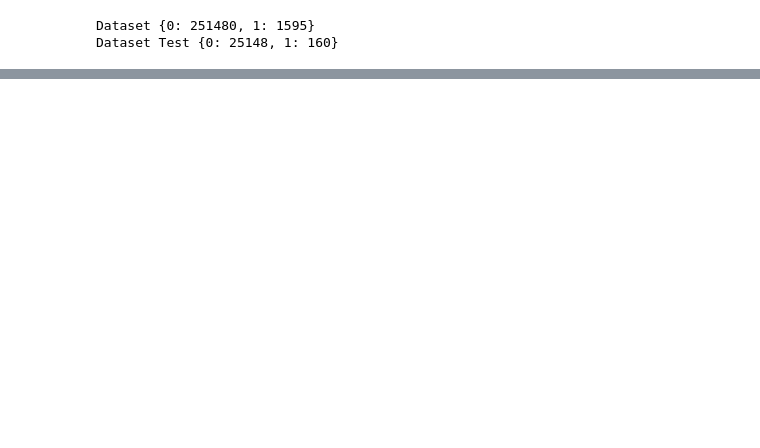
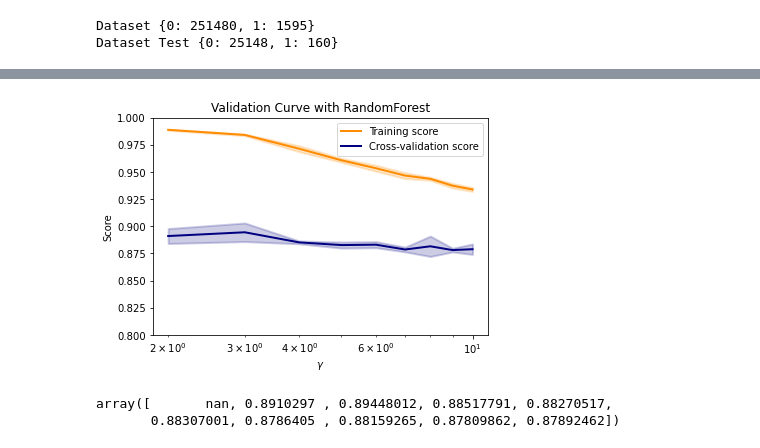
Before and after one commit to mahditoobaee/geopattern_collaboration, a Jupyter notebook: Analytic pipeline.ipynb, the cells around one changed output, grey strips where cells are left out. Drawn from its saved outputs; the diff is of its cells as text; code cells hidden in the pictures; blank space fills up the shorter version.

```diff
--- a/Analytic pipeline.ipynb
+++ b/Analytic pipeline.ipynb
@@ -515,12 +492,12 @@ min_sample_split = [1,2,3,4,5,6,7,8,9,10]
 
 param_range = min_sample_split
 
-skf = StratifiedKFold(n_splits = 5)
+skf = StratifiedKFold(n_splits = 3)
 
 train_scores, test_scores = validation_curve(rnd, X_train, y_train,
                            param_name = 'min_samples_split',
                            param_range = param_range,
-                           cv = skf, n_jobs = 6, verbose = 50, scoring = 'f1')
+                           cv = skf, n_jobs = -1, verbose = 30, scoring = 'f1')
 
 train_scores_mean = np.mean(train_scores, axis=1)
 train_scores_std = np.std(train_scores, axis=1)
@@ -547,4 +524,5 @@ plt.legend(loc="best")
 plt.show()
 
 
-# result : min_sample_split with maximum f1 score is 2
+test_scores_mean
+# %% [output]
@@ -551 +545,4 @@ plt.show()
+[figure, added]
+array([       nan, 0.8910297 , 0.89448012, 0.88517791, 0.88270517,
+       0.88307001, 0.8786405 , 0.88159265, 0.87809862, 0.87892462])
 # %%
```
Also changed, not shown: parts of 23 cells of this notebook.
